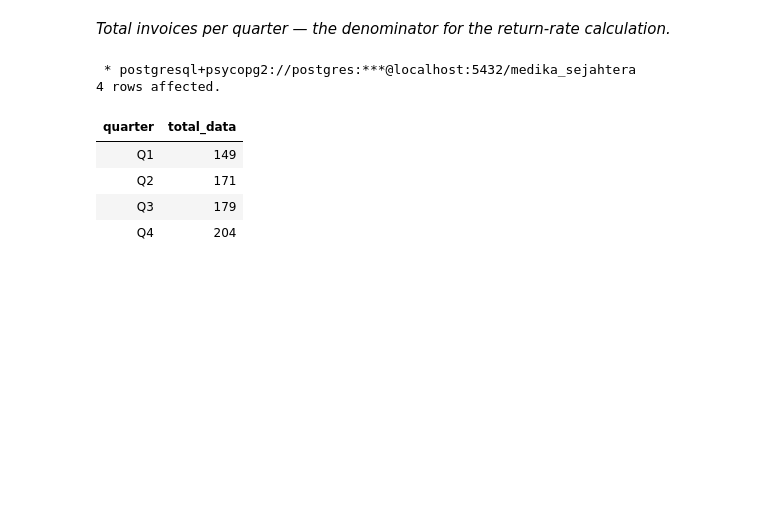
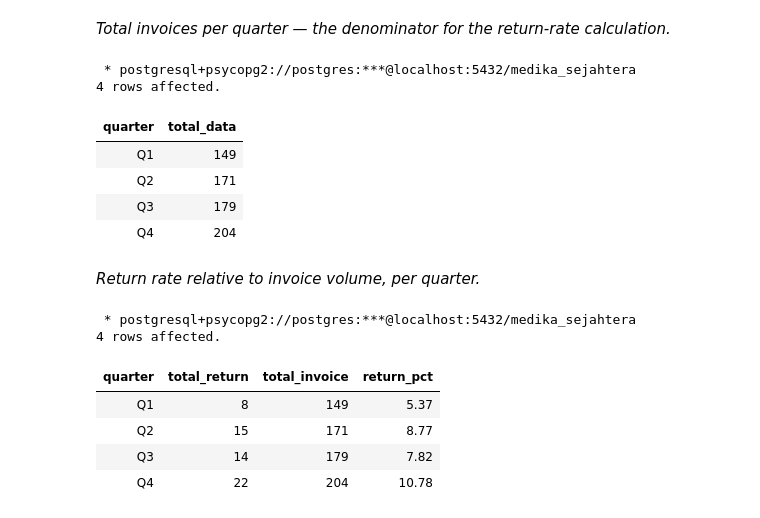
Before and after one commit to Rpfitrah/return-analysis-medika-sejahtera, a Jupyter notebook: Notebook/EDA.ipynb, the cells around one changed output. Cells and saved outputs as stored; diff of their text form; code cells hidden in the pictures; blank space fills up the shorter version.

Commit message:
Return rate relative to invoice volume, per quarter.

```diff
--- a/Notebook/EDA.ipynb
+++ b/Notebook/EDA.ipynb
@@ -1095,3 +1095,65 @@ ORDER BY
 | Q2 | 171 |
 | Q3 | 179 |
 | Q4 | 204 |
+# %% [markdown]
+*Return rate relative to invoice volume, per quarter.*
+# %%
+%%sql
+
+WITH quarter_count AS (
+    SELECT
+        CASE
+            WHEN EXTRACT(MONTH FROM return_date) BETWEEN 1 AND 3 THEN 'Q1'
+            WHEN EXTRACT(MONTH FROM return_date) BETWEEN 4 AND 6 THEN 'Q2'
+            WHEN EXTRACT(MONTH FROM return_date) BETWEEN 7 AND 9 THEN 'Q3'
+            WHEN EXTRACT(MONTH FROM return_date) BETWEEN 10 AND 12 THEN 'Q4'
+        END AS quarter,
+        COUNT(*) AS total_data
+    FROM
+        return_cleaned
+    GROUP BY
+        quarter
+),
+
+quarter_total AS (
+    SELECT
+    CASE
+        WHEN EXTRACT(MONTH FROM invoice_date) BETWEEN 1 AND 3 THEN 'Q1'
+        WHEN EXTRACT(MONTH FROM invoice_date) BETWEEN 4 AND 6 THEN 'Q2'
+        WHEN EXTRACT(MONTH FROM invoice_date) BETWEEN 7 AND 9 THEN 'Q3'
+        WHEN EXTRACT(MONTH FROM invoice_date) BETWEEN 10 AND 12 THEN 'Q4'
+    END AS quarter,
+    COUNT(*) AS total_data
+FROM
+    invoice_data
+GROUP BY
+    quarter
+ORDER BY
+    quarter
+)
+
+SELECT
+    qt.quarter,
+    qc.total_data AS total_return,
+    qt.total_data AS total_invoice,
+    ROUND((qc.total_data::numeric / NULLIF(qt.total_data,0)::numeric) * 100,2) AS return_pct
+FROM
+    quarter_total qt
+JOIN
+    quarter_count qc
+ON
+    qt.quarter = qc.quarter
+GROUP BY
+    qt.quarter,
+    qt.total_data,
+    qc.total_data
+ORDER BY
+    qt.quarter
+# %% [output]
+ * postgresql+psycopg2://postgres:***@localhost:5432/medika_sejahtera
+4 rows affected.
+| quarter | total_return | total_invoice | return_pct |
+| Q1 | 8 | 149 | 5.37 |
+| Q2 | 15 | 171 | 8.77 |
+| Q3 | 14 | 179 | 7.82 |
+| Q4 | 22 | 204 | 10.78 |
```
